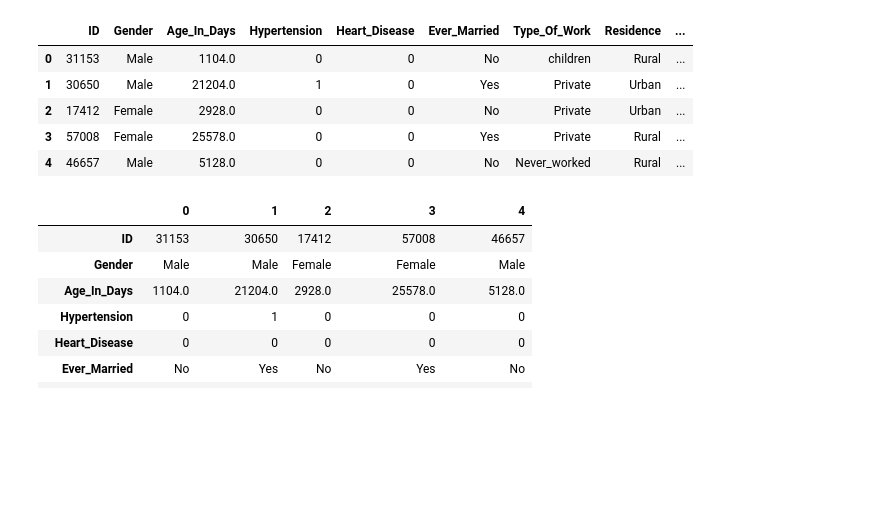
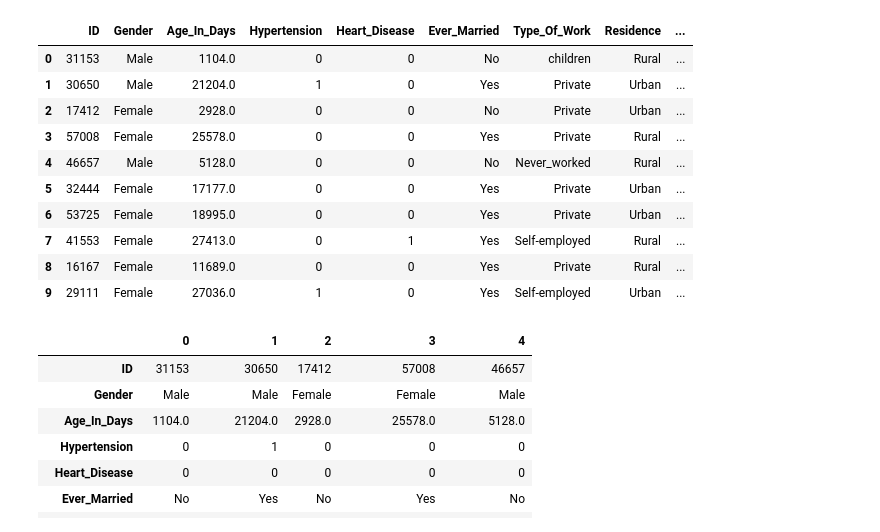
Before and after one commit to johnnys7n/Data-Scientist-Case-Study, a Jupyter notebook: Roche-Case-Study-Project.ipynb, the cells around one changed output. Cells and saved outputs as stored; diff of their text form; code cells hidden in the pictures; blank space fills up the shorter version.

```diff
--- a/Roche-Case-Study-Project.ipynb
+++ b/Roche-Case-Study-Project.ipynb
@@ -70,16 +72,21 @@ from sklearn.metrics import f1_score, recall_score, precision_score
 # %%
 # importing the dataset
 pd.set_option('display.max_columns', None)
 
 df_main = pd.read_csv('Stroke_Prediction.csv', low_memory=False)
-df_main.head()
+df_main.head(10)
 # %% [output]
 |  | ID | Gender | Age_In_Days | Hypertension | Heart_Disease | Ever_Married | Type_Of_Work | Residence | ... |
 | 0 | 31153 | Male | 1104.0 | 0 | 0 | No | children | Rural | ... |
 | 1 | 30650 | Male | 21204.0 | 1 | 0 | Yes | Private | Urban | ... |
 | 2 | 17412 | Female | 2928.0 | 0 | 0 | No | Private | Urban | ... |
 | 3 | 57008 | Female | 25578.0 | 0 | 0 | Yes | Private | Rural | ... |
 | 4 | 46657 | Male | 5128.0 | 0 | 0 | No | Never_worked | Rural | ... |
+| 5 | 32444 | Female | 17177.0 | 0 | 0 | Yes | Private | Urban | ... |
+| 6 | 53725 | Female | 18995.0 | 0 | 0 | Yes | Private | Urban | ... |
+| 7 | 41553 | Female | 27413.0 | 0 | 1 | Yes | Self-employed | Rural | ... |
+| 8 | 16167 | Female | 11689.0 | 0 | 0 | Yes | Private | Rural | ... |
+| 9 | 29111 | Female | 27036.0 | 1 | 0 | Yes | Self-employed | Urban | ... |
 # %%
 # creating a copy of the original data for our working dataset
 df = df_main.copy()
```
Also changed, not shown: parts of 92 cells of this notebook, 1 other file.
